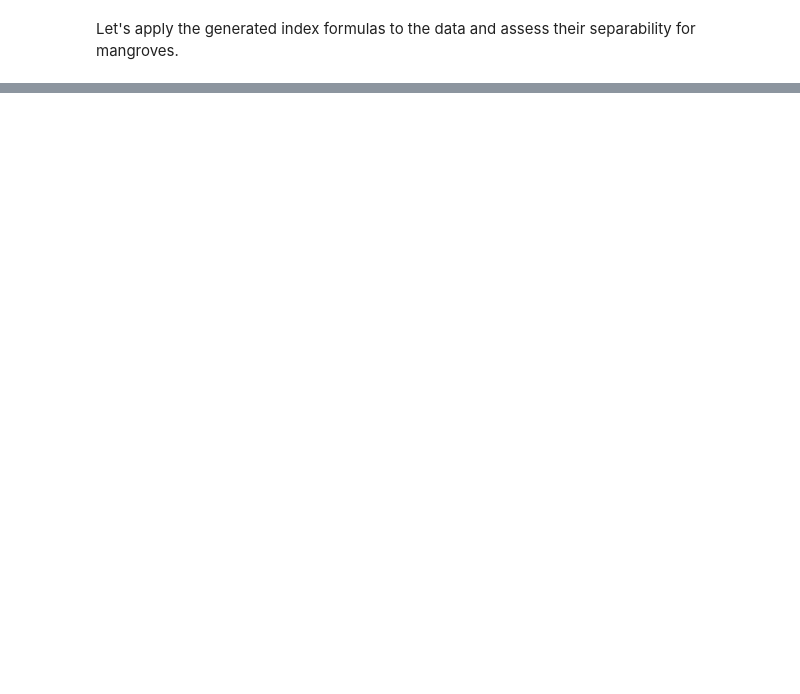
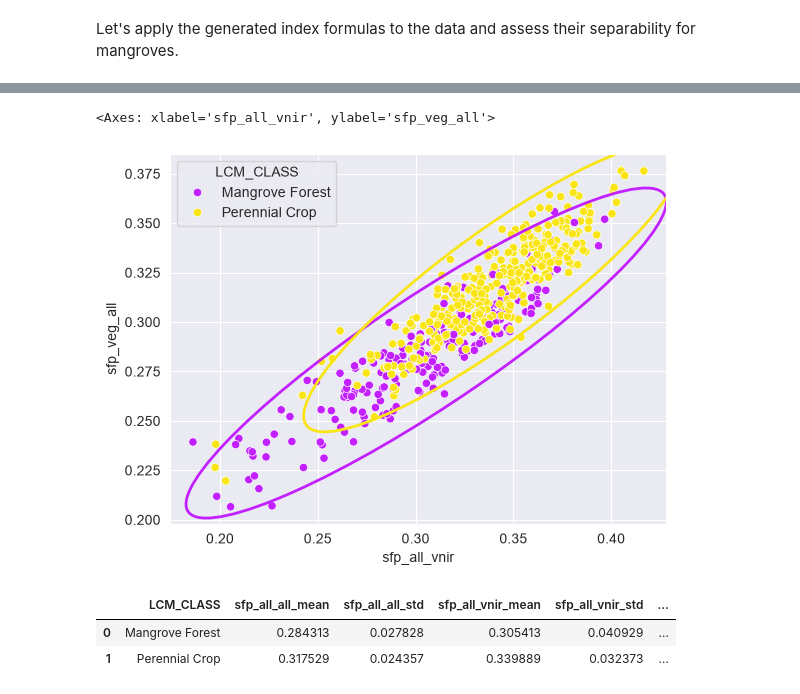
Before and after one commit to jeromemaiquez/gms-ir-mangrove-seagrass-surigao, a Jupyter notebook: main.ipynb, the cells around one changed output, grey strips where cells are left out. Drawn from its saved outputs; the diff is of its cells as text; code cells hidden in the pictures; blank space fills up the shorter version.

```diff
--- a/main.ipynb
+++ b/main.ipynb
@@ -575,0 +685,25 @@ Let's apply the generated index formulas to the data and assess their separabili
+# %%
+plot.scatterplot_bands(
+    data=df_sfp_values,
+    band_x='sfp_all_vnir',
+    band_y='sfp_veg_all',
+    category_column='LCM_CLASS',
+    cats_compared=dense_veg_classes,
+    # confidence_ellipse=False
+)
+# %% [output]
+<Axes: xlabel='sfp_all_vnir', ylabel='sfp_veg_all'>
+[figure, added]
+# %%
+df_sfp_stats = validate.agg_per_class(
+    data=df_sfp_values,
+    band_names=sfp_names,
+    category_column='LCM_CLASS',
+    cats_compared=dense_veg_classes
+)
+
+df_sfp_stats
+# %% [output]
+|  | LCM_CLASS | sfp_all_all_mean | sfp_all_all_std | sfp_all_vnir_mean | sfp_all_vnir_std | ... |
+| 0 | Mangrove Forest | 0.284313 | 0.027828 | 0.305413 | 0.040929 | ... |
+| 1 | Perennial Crop | 0.317529 | 0.024357 | 0.339889 | 0.032373 | ... |
```
Also changed, not shown: parts of 38 cells of this notebook, 3 other files.
